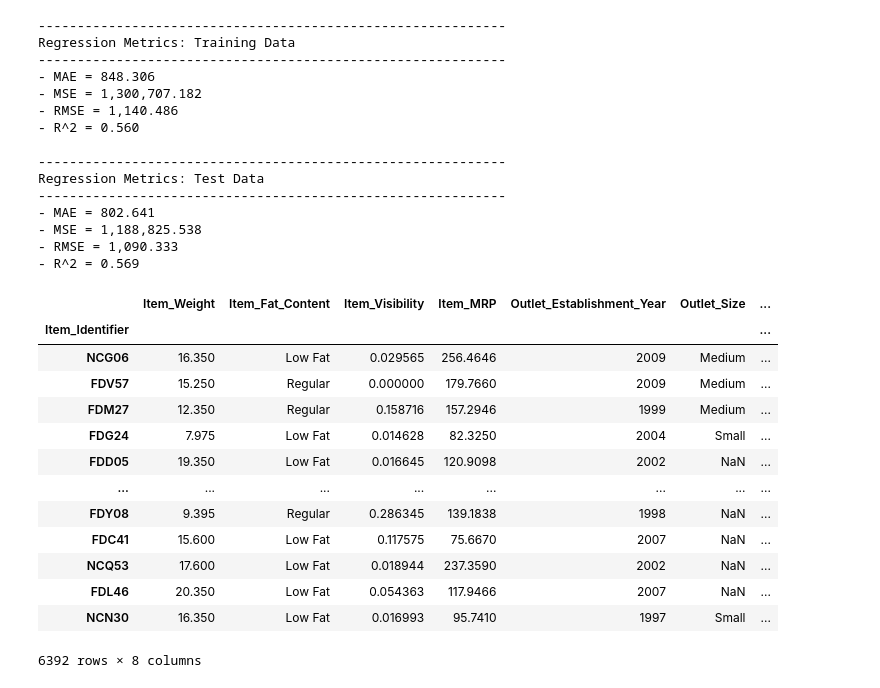
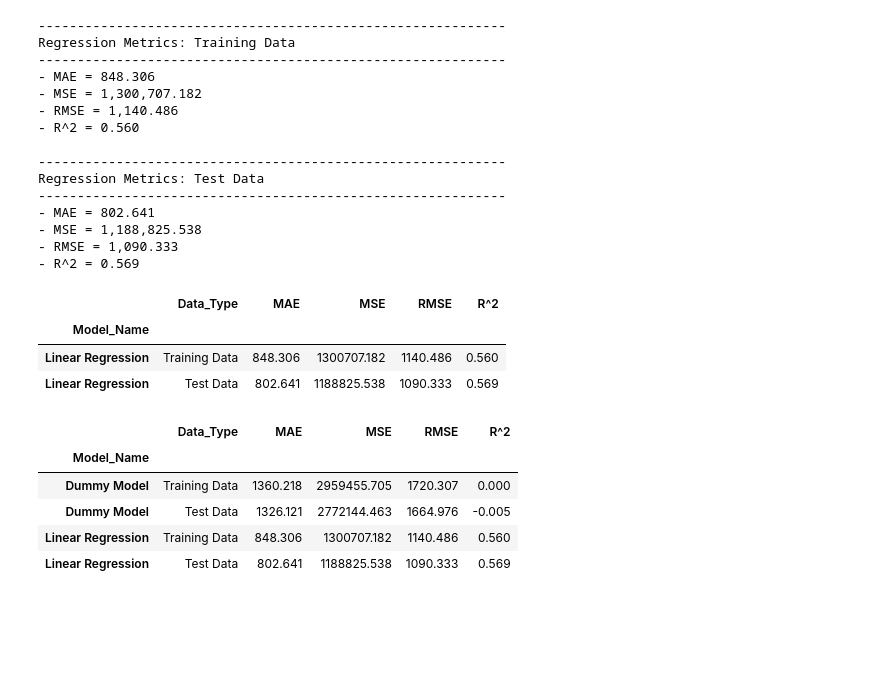
Before and after one commit to Carla9711/Prediction-of-Product-Sales, a Jupyter notebook: Prediction of Product Sales.ipynb, the cells around one changed output. Cells and saved outputs as stored; diff of their text form; code cells hidden in the pictures; blank space fills up the shorter version.

```diff
--- a/Prediction of Product Sales.ipynb
+++ b/Prediction of Product Sales.ipynb
@@ -1643,3 +1643,13 @@ Regression Metrics: Test Data
 - MSE = 2,772,144.463
 - RMSE = 1,664.976
 - R^2 = -0.005
+# %%
+# store train and test scores in a data frame
+df_dummy = evaluate_regression(dummy_pipe, X_train, y_train, X_test, y_test, verbose=False,output_frame=True)
+# %%
+# add column Model_Name to dataframe
+df_dummy['Model_Name'] = 'Dummy Model'
+df_dummy = df_dummy.reset_index()
+# Set index of data frame
+df_dummy = df_dummy.set_index('Model_Name')
+df_dummy = df_dummy.rename(columns={'index':'Data_Type'})
@@ -1693,20 +1710,29 @@ Regression Metrics: Test Data
 - MSE = 1,188,825.538
 - RMSE = 1,090.333
 - R^2 = 0.569
-# %%
-X_train
-# %% [output]
-|  | Item_Weight | Item_Fat_Content | Item_Visibility | Item_MRP | Outlet_Establishment_Year | Outlet_Size | ... |
-| Item_Identifier |  |  |  |  |  |  | ... |
-| NCG06 | 16.350 | Low Fat | 0.029565 | 256.4646 | 2009 | Medium | ... |
-| FDV57 | 15.250 | Regular | 0.000000 | 179.7660 | 2009 | Medium | ... |
-| FDM27 | 12.350 | Regular | 0.158716 | 157.2946 | 1999 | Medium | ... |
-| FDG24 | 7.975 | Low Fat | 0.014628 | 82.3250 | 2004 | Small | ... |
-| FDD05 | 19.350 | Low Fat | 0.016645 | 120.9098 | 2002 | NaN | ... |
-| ... | ... | ... | ... | ... | ... | ... | ... |
-| FDY08 | 9.395 | Regular | 0.286345 | 139.1838 | 1998 | NaN | ... |
-| FDC41 | 15.600 | Low Fat | 0.117575 | 75.6670 | 2007 | NaN | ... |
-| NCQ53 | 17.600 | Low Fat | 0.018944 | 237.3590 | 2002 | NaN | ... |
-| FDL46 | 20.350 | Low Fat | 0.054363 | 117.9466 | 2007 | NaN | ... |
-| NCN30 | 16.350 | Low Fat | 0.016993 | 95.7410 | 1997 | Small | ... |
-6392 rows × 8 columns
+# %%
+df_lin_reg = evaluate_regression(lin_reg_pipe, X_train, y_train, X_test, y_test, verbose=False,output_frame=True)
+# %%
+# add column Model_Name to dataframe
+df_lin_reg['Model_Name'] = 'Linear Regression'
+df_lin_reg = df_lin_reg.reset_index()
+# Set index of data frame
+df_lin_reg = df_lin_reg.set_index('Model_Name')
+df_lin_reg = df_lin_reg.rename(columns={'index':'Data_Type'})
+# %%
+df_lin_reg
+# %% [output]
+|  | Data_Type | MAE | MSE | RMSE | R^2 |
+| Model_Name |  |  |  |  |  |
+| Linear Regression | Training Data | 848.306 | 1300707.182 | 1140.486 | 0.560 |
+| Linear Regression | Test Data | 802.641 | 1188825.538 | 1090.333 | 0.569 |
+# %%
+score_df = pd.concat([df_dummy, df_lin_reg])
+score_df
+# %% [output]
+|  | Data_Type | MAE | MSE | RMSE | R^2 |
+| Model_Name |  |  |  |  |  |
+| Dummy Model | Training Data | 1360.218 | 2959455.705 | 1720.307 | 0.000 |
+| Dummy Model | Test Data | 1326.121 | 2772144.463 | 1664.976 | -0.005 |
+| Linear Regression | Training Data | 848.306 | 1300707.182 | 1140.486 | 0.560 |
+| Linear Regression | Test Data | 802.641 | 1188825.538 | 1090.333 | 0.569 |
```
Also changed, not shown: parts of 3 cells of this notebook.
